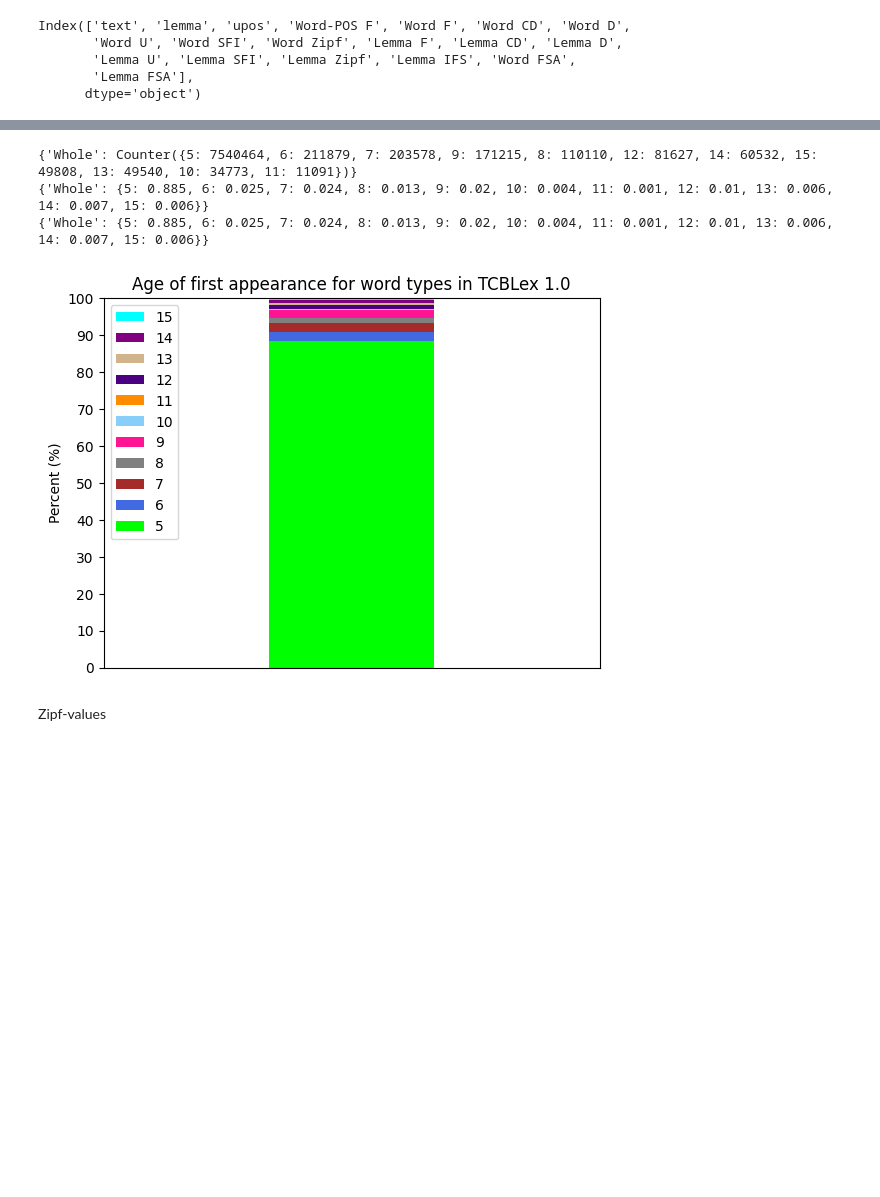
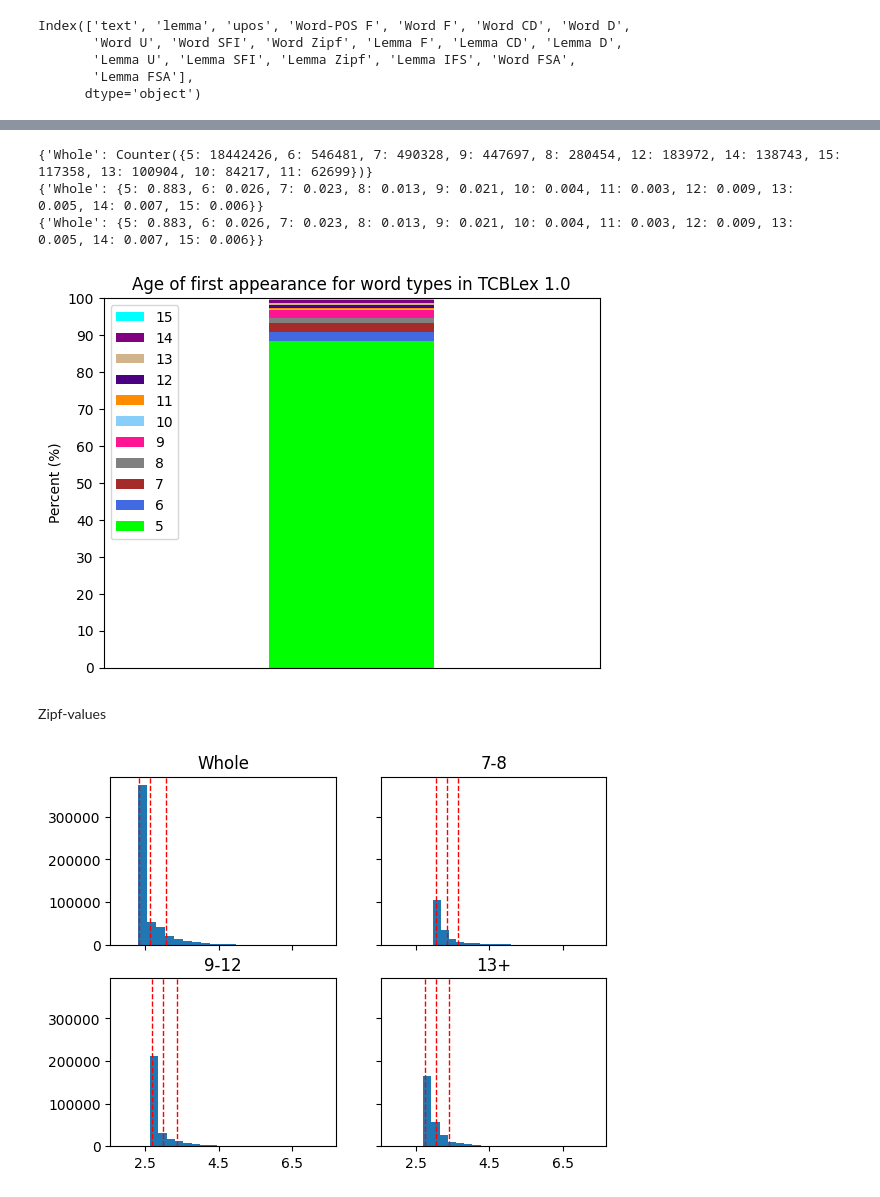
Before and after one commit to TurkuNLP/FCBLex-pipeline, a Jupyter notebook: Interpret_Outputs_xlsx.ipynb, the cells around one changed output, grey strips where cells are left out. Cells and saved outputs as stored; diff of their text form; code cells hidden in the pictures; blank space fills up the shorter version.

```diff
--- a/Interpret_Outputs_xlsx.ipynb
+++ b/Interpret_Outputs_xlsx.ipynb
@@ -314,5 +309,5 @@ plt.show()
 # %%
-aoa_proportions_whole = getAoAInfo(dfs_whole, True, True)
+aoa_proportions_whole = getAoAInfo(dfs_whole, False, True)
 test = [[aoa_proportions_whole[y][x] for x in range(5,16)] for y in aoa_proportions_whole]
 
 y = np.column_stack(test)
@@ -344,9 +339,9 @@ plt.tick_params(
 ax.legend(reverse=True, labels=PLOT_AGES, loc='upper left')
 plt.show()
 # %% [output]
-{'Whole': Counter({5: 7540464, 6: 211879, 7: 203578, 9: 171215, 8: 110110, 12: 81627, 14: 60532, 15: 49808, 13: 49540, 10: 34773, 11: 11091})}
-{'Whole': {5: 0.885, 6: 0.025, 7: 0.024, 8: 0.013, 9: 0.02, 10: 0.004, 11: 0.001, 12: 0.01, 13: 0.006, 14: 0.007, 15: 0.006}}
-{'Whole': {5: 0.885, 6: 0.025, 7: 0.024, 8: 0.013, 9: 0.02, 10: 0.004, 11: 0.001, 12: 0.01, 13: 0.006, 14: 0.007, 15: 0.006}}
+{'Whole': Counter({5: 18442426, 6: 546481, 7: 490328, 9: 447697, 8: 280454, 12: 183972, 14: 138743, 15: 117358, 13: 100904, 10: 84217, 11: 62699})}
+{'Whole': {5: 0.883, 6: 0.026, 7: 0.023, 8: 0.013, 9: 0.021, 10: 0.004, 11: 0.003, 12: 0.009, 13: 0.005, 14: 0.007, 15: 0.006}}
+{'Whole': {5: 0.883, 6: 0.026, 7: 0.023, 8: 0.013, 9: 0.021, 10: 0.004, 11: 0.003, 12: 0.009, 13: 0.005, 14: 0.007, 15: 0.006}}
-[figure, old version]
+[figure, new version]
 # %% [markdown]
 Zipf-values
@@ -353,3 +395,8 @@ Zipf-values
+# %%
+grpwh = bdf.combineSubCorpDicts([dfs_whole, dfs_groups])
+fig, axs = plot_zipf(grpwh, 'Word Zipf', 'text')
+# %% [output]
+[figure, added]
 # %%
 lemma_zipfs = dfs_whole['Whole'].drop_duplicates('lemma')['Lemma Zipf']
 
```
Also changed, not shown: parts of 27 cells of this notebook, 7 other files.
